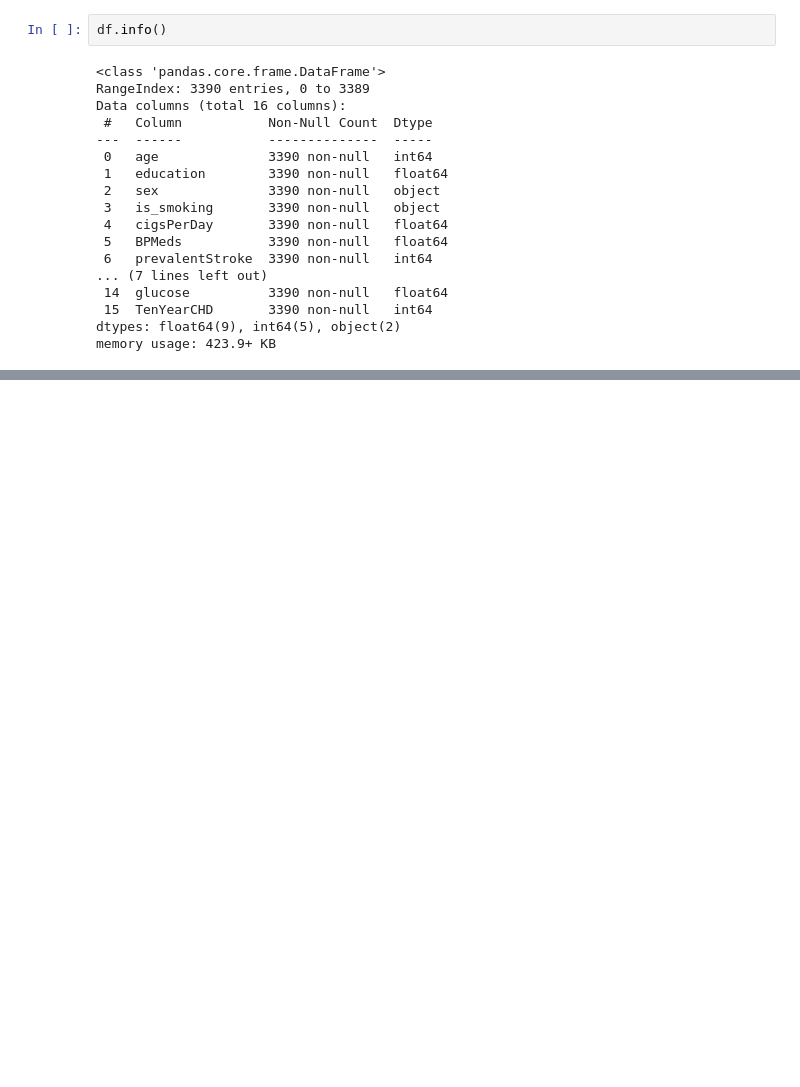
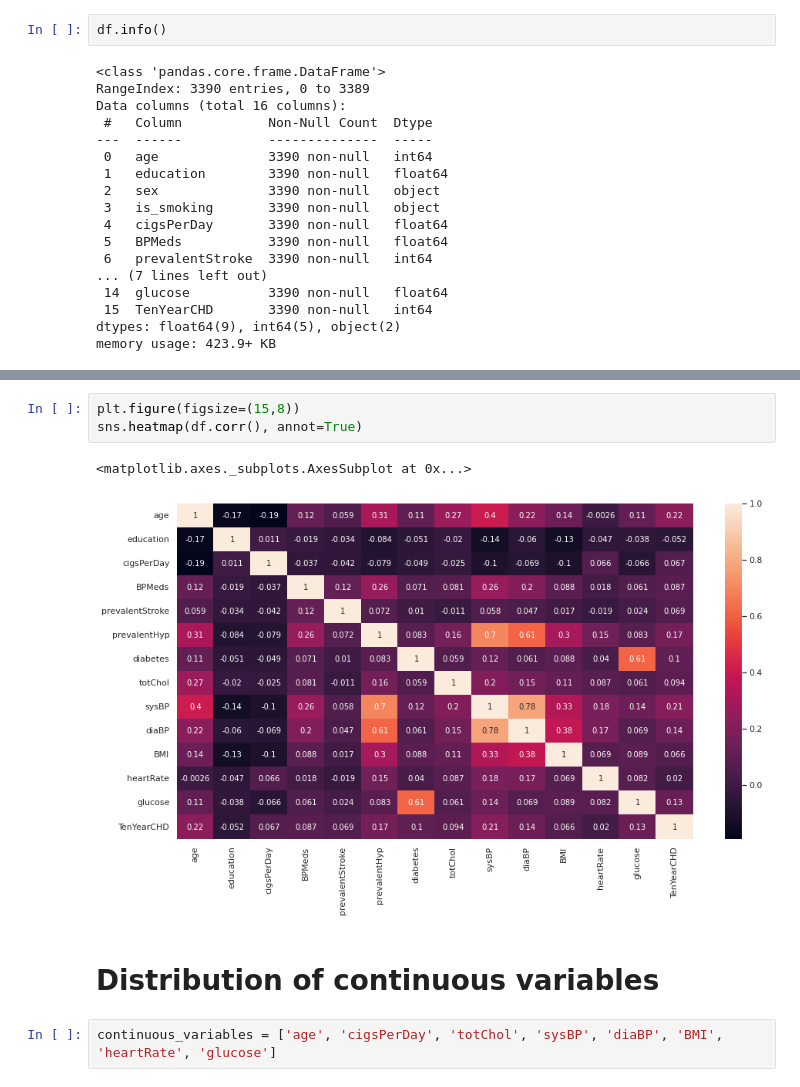
Before and after one commit to rsonar821/Classification-Capstone-Project, a Jupyter notebook: Cardiovascular_Risk_Prediction.ipynb, the cells around one changed output, grey strips where cells are left out. Saved outputs shown, nothing was run; the diff lists cells and outputs as text; blank space fills up the shorter version.

```diff
--- a/Cardiovascular_Risk_Prediction.ipynb
+++ b/Cardiovascular_Risk_Prediction.ipynb
@@ -221,0 +225,10 @@ df.describe()
+# %%
+plt.figure(figsize=(15,8))
+sns.heatmap(df.corr(), annot=True)
+# %% [output]
+<matplotlib.axes._subplots.AxesSubplot at 0x...>
+[figure, added]
+# %% [markdown]
+# **Distribution of continuous variables**
+# %%
+continuous_variables = ['age', 'cigsPerDay', 'totChol', 'sysBP', 'diaBP', 'BMI', 'heartRate', 'glucose']
```
Also changed, not shown: parts of 11 cells of this notebook.
